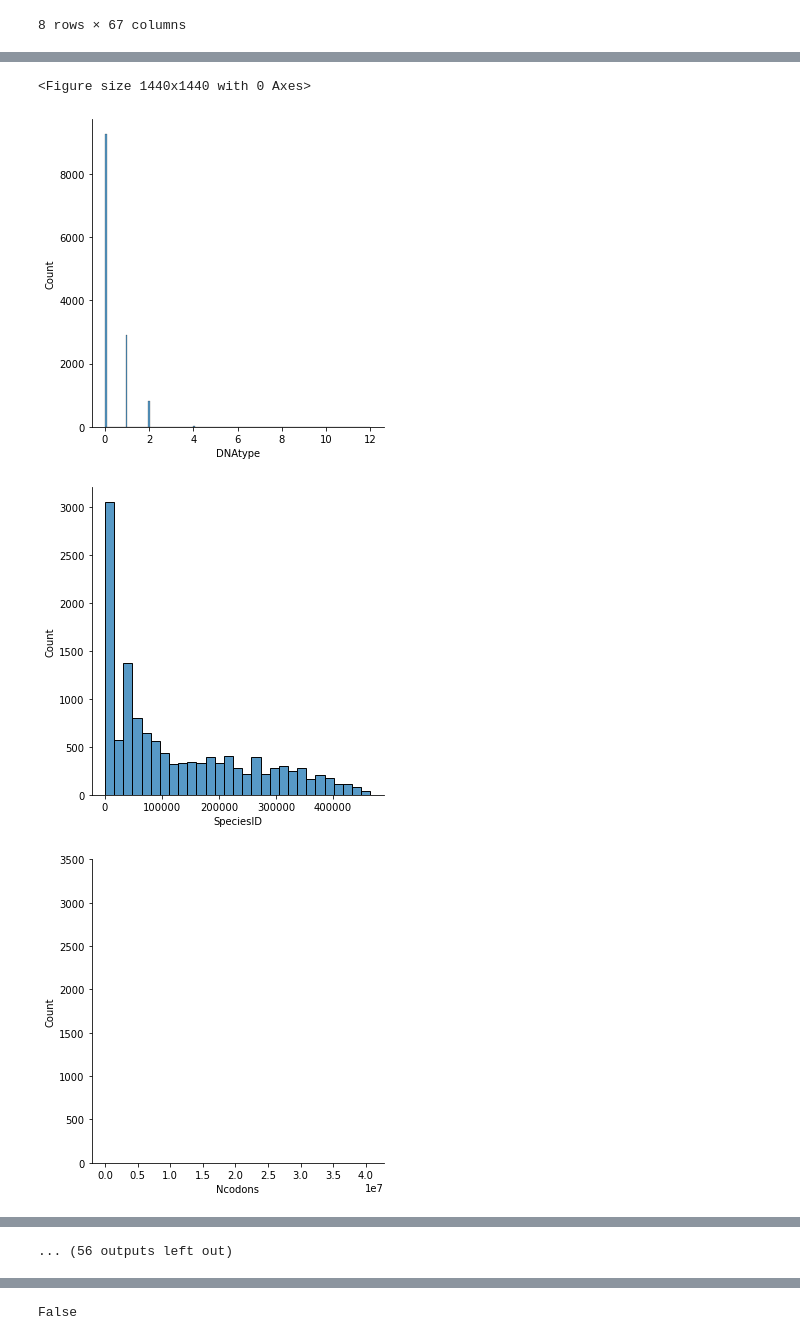
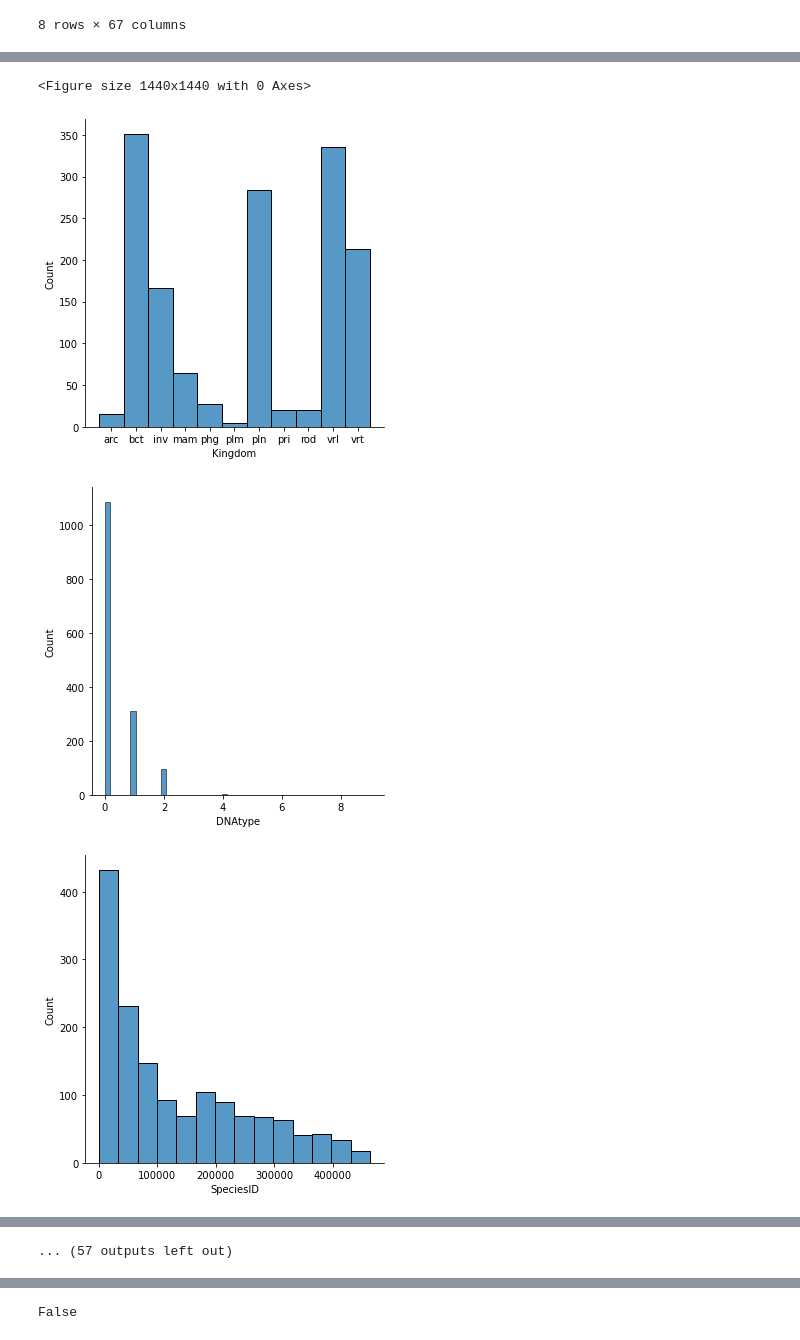
Before and after one commit to vofks/ML-Homework, a Jupyter notebook: ML_homework_1.ipynb, the cells around one changed output, grey strips where cells are left out. Saved outputs shown, nothing was run; the diff lists cells and outputs as text; code cells hidden in the pictures.

```diff
--- a/ML_homework_1.ipynb
+++ b/ML_homework_1.ipynb
@@ -199,11 +206,14 @@ columns = [columnIndex for columnIndex in list(data) if data[columnIndex].dtype
 # %%
+np.random.seed(42)
+random_subset = np.random.choice(np.arange(data.shape[0]), size=1500, replace=False)
+
 plt.figure(figsize = (20, 20))
 
 for column in columns:
-    sns.displot(data[column])
+    sns.displot(data.iloc[random_subset][column])
     plt.show()
 # %% [output]
 <Figure size 1440x1440 with 0 Axes>
-[figure, old version]
+[figure, new version]
-[figure, old version]
+[figure, new version]
-[figure, old version]
+[figure, new version]
@@ -218 +228 @@ for column in columns:
-... (56 outputs left out)
+... (57 outputs left out)
```
Also changed, not shown: parts of 78 cells of this notebook.
